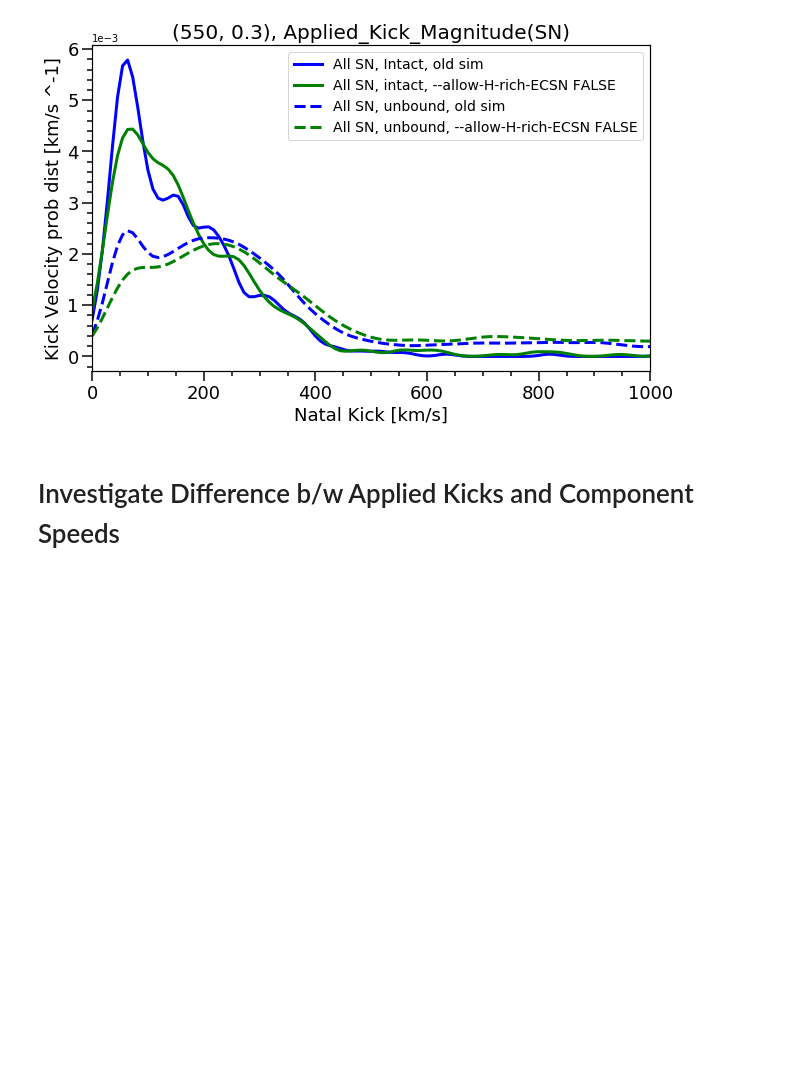
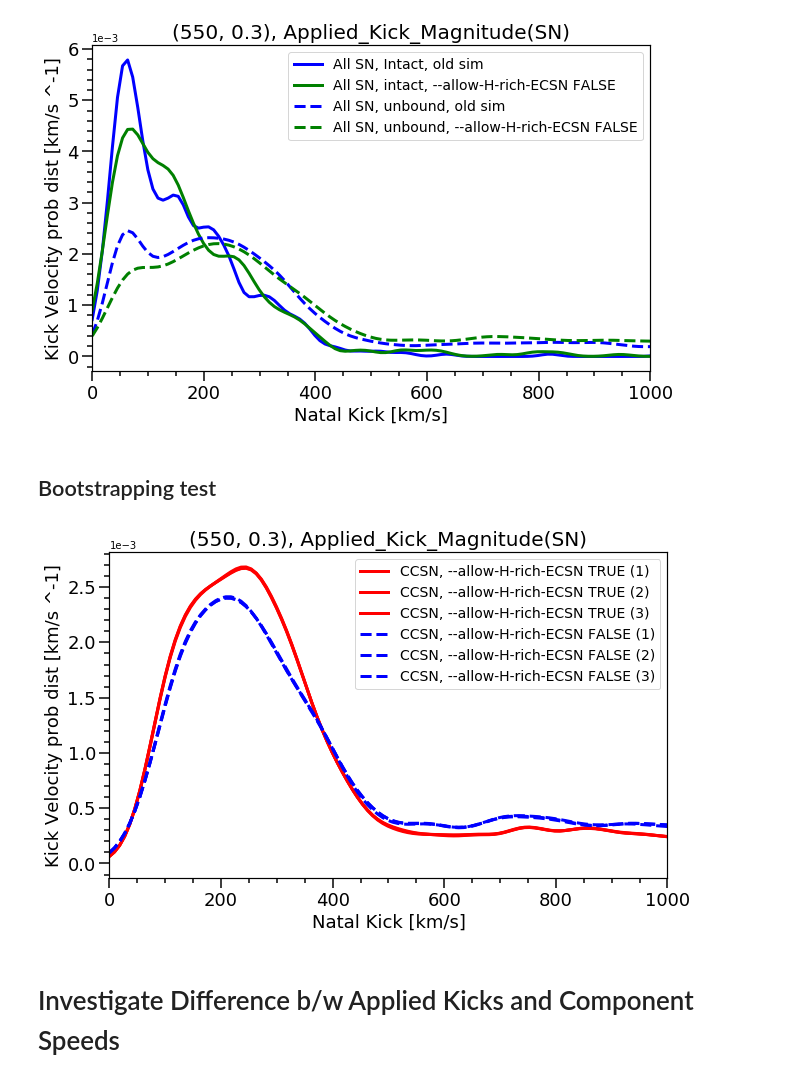
Before and after one commit to veome22/supernova_remnant_prescription, a Jupyter notebook: FRONTERA_kick_dist_plots_compas_BSE.ipynb, the cells around one changed output. Drawn from its saved outputs; the diff is of its cells as text; code cells hidden in the pictures; blank space fills up the shorter version.

```diff
--- a/FRONTERA_kick_dist_plots_compas_BSE.ipynb
+++ b/FRONTERA_kick_dist_plots_compas_BSE.ipynb
@@ -602,6 +602,45 @@ plt.title(f'({vns}, {sigma}), {kick_type}', fontsize=20)
 plt.show()
 # %% [output]
 [figure]
+# %% [markdown]
+## Bootstrapping test
+# %%
+boot1 = CCSN_ECSN_FALSE
+boot2 =  np.random.choice(CCSN_ECSN_FALSE, len(CCSN_ECSN_FALSE))
+boot3 =  np.random.choice(CCSN_ECSN_FALSE, len(CCSN_ECSN_FALSE))
+# %%
+boot11 = CCSN_ECSN_TRUE
+boot12 =  np.random.choice(CCSN_ECSN_TRUE, len(CCSN_ECSN_TRUE))
+boot13 =  np.random.choice(CCSN_ECSN_TRUE, len(CCSN_ECSN_TRUE))
+# %%
+f, ax= plt.subplots(1, 1,  figsize=(10,6))
+
+
+kde_dist_space = linspace( min(ALLSN), max(ALLSN), 300 )
+
+layoutAxes(ax=ax, nameX='Natal Kick [km/s]',\
+       nameY='Kick Velocity prob dist [km/s ^-1]')
+
+
+plt.plot( kde_dist_space, gaussian_kde(boot11)(kde_dist_space), c='r', linestyle='-', lw=3, label='CCSN, --allow-H-rich-ECSN TRUE (1)')
+plt.plot( kde_dist_space, gaussian_kde(boot12)(kde_dist_space), c='r', linestyle='-', lw=3, label='CCSN, --allow-H-rich-ECSN TRUE (2)')
+plt.plot( kde_dist_space, gaussian_kde(boot13)(kde_dist_space), c='r', linestyle='-', lw=3, label='CCSN, --allow-H-rich-ECSN TRUE (3)')
+
+
+plt.plot( kde_dist_space, gaussian_kde(boot1)(kde_dist_space), c='b', linestyle='--', lw=3, label='CCSN, --allow-H-rich-ECSN FALSE (1)')
+plt.plot( kde_dist_space, gaussian_kde(boot2)(kde_dist_space), c='b', linestyle='--', lw=3, label='CCSN, --allow-H-rich-ECSN FALSE (2)')
+plt.plot( kde_dist_space, gaussian_kde(boot3)(kde_dist_space), c='b', linestyle='--', lw=3, label='CCSN, --allow-H-rich-ECSN FALSE (3)')
+
+
+plt.ticklabel_format(axis='y', style='sci',scilimits=(0,0))
+plt.xlim(0,1000)
+plt.legend(fontsize=14)
+
+plt.title(f'({vns}, {sigma}), {kick_type}', fontsize=20)
+
+plt.show()
+# %% [output]
+[figure, added]
 # %% [markdown]
 # Investigate Difference b/w Applied Kicks and Component Speeds
 # %%
```
Also changed, not shown: parts of 1 cell of this notebook.
